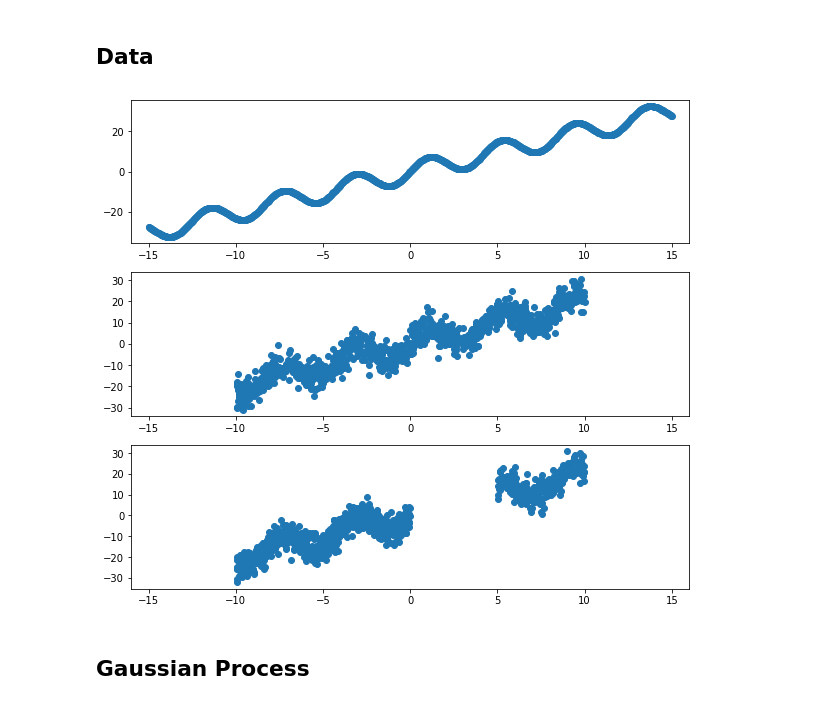
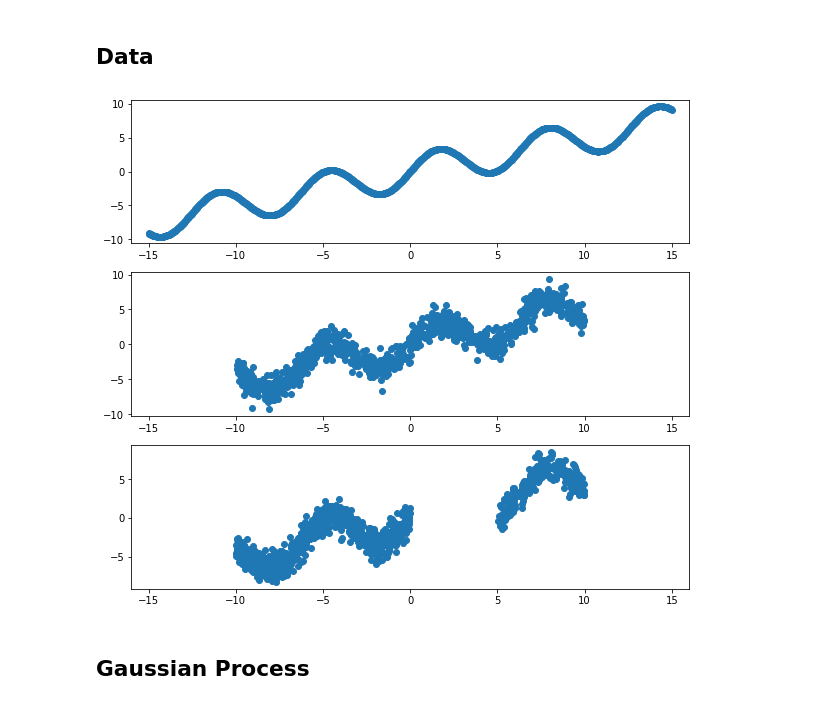
Before and after one commit to James-Montgomery/distill_examples, a Jupyter notebook: sandbox.ipynb, the cells around one changed output. Cells and saved outputs as stored; diff of their text form; code cells hidden in the pictures.

```diff
--- a/sandbox.ipynb
+++ b/sandbox.ipynb
@@ -10,28 +10,28 @@ from utilities import *
 # %% [markdown]
 ## Data
 # %%
-DG = DataGenerator(slope=2.0, amplitude=5.0, frequency=1.5, noise=3.5)
+DG = DataGenerator(slope=0.5, amplitude=2.5, frequency=1.0, noise=1.0)
 
 plt.figure(figsize=(10, 9))
 
 plt.subplot(311)
 x, y = DG.generate_mean_function(bounds=(-15, 15))
 plt.scatter(x[:, 0], y[:, 0])
 plt.xlim(-16, 16)
 
 plt.subplot(312)
 x, y = DG.generate_sample_data(1000)
 plt.scatter(x[:, 0], y[:, 0])
 plt.xlim(-16, 16)
 
 plt.subplot(313)
 x, y = DG.generate_sample_data(1000, gap=True)
 plt.scatter(x[:, 0], y[:, 0])
 plt.xlim(-16, 16)
 
 plt.show()
 # %% [output]
-[figure, old version]
+[figure, new version]
 # %% [markdown]
 ## Gaussian Process
 # %% [markdown]
```
Also changed, not shown: parts of 9 cells of this notebook, 1 other file.
